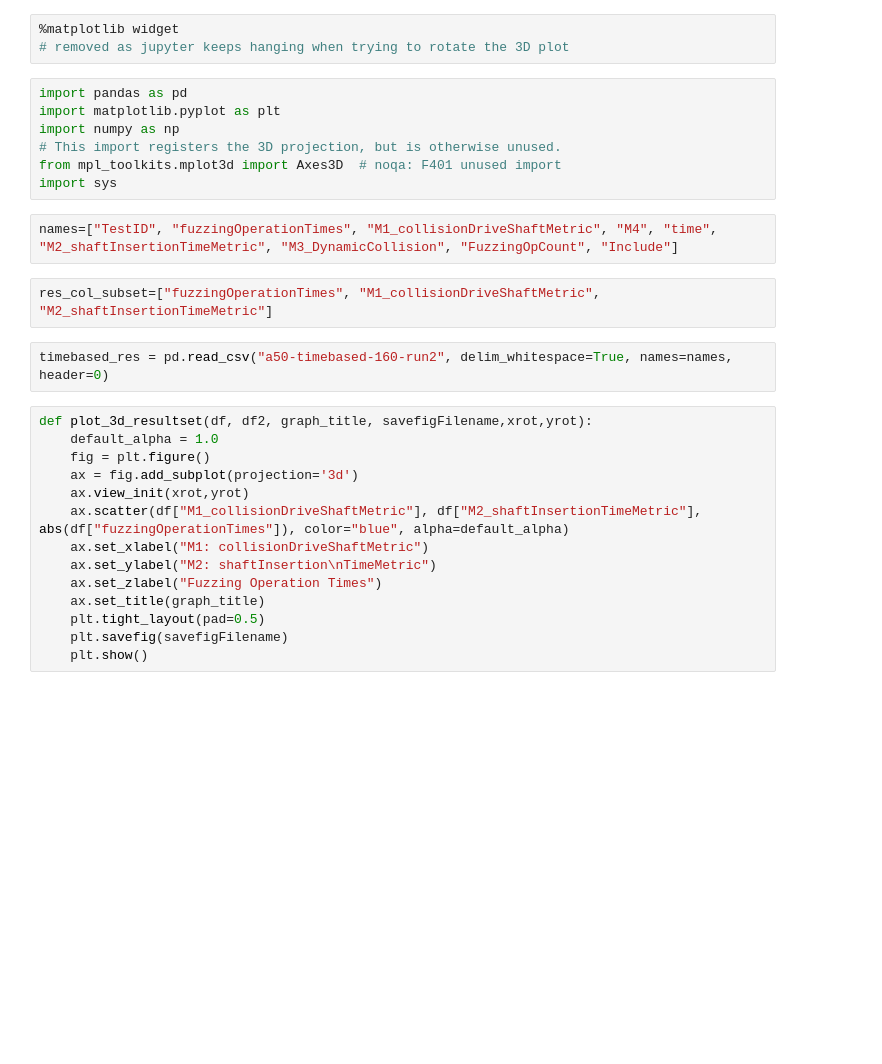
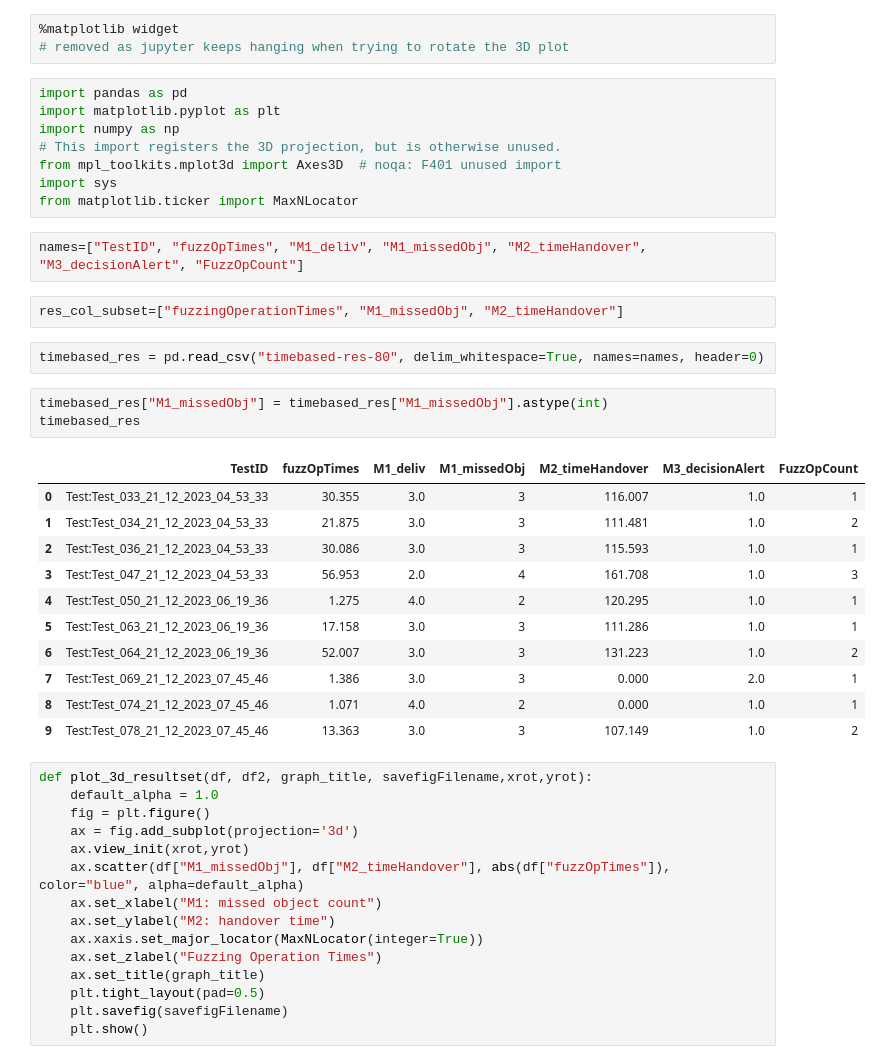
Before and after one commit to sesame-project/simulationBasedTesting, a Jupyter notebook: notebooks/pal/scenario2-timebased/PAL_scenario2_eddi_timebased.ipynb, the cells around one changed output. Saved outputs shown, nothing was run; the diff lists cells and outputs as text; blank space fills up the shorter version.

```diff
--- a/notebooks/pal/scenario2-timebased/PAL_scenario2_eddi_timebased.ipynb
+++ b/notebooks/pal/scenario2-timebased/PAL_scenario2_eddi_timebased.ipynb
@@ -8,21 +8,38 @@ import numpy as np
 # This import registers the 3D projection, but is otherwise unused.
 from mpl_toolkits.mplot3d import Axes3D  # noqa: F401 unused import
 import sys
+from matplotlib.ticker import MaxNLocator
 # %%
-names=["TestID", "fuzzingOperationTimes", "M1_collisionDriveShaftMetric", "M4", "time", "M2_shaftInsertionTimeMetric", "M3_DynamicCollision", "FuzzingOpCount", "Include"]
+names=["TestID", "fuzzOpTimes", "M1_deliv", "M1_missedObj", "M2_timeHandover", "M3_decisionAlert", "FuzzOpCount"]
 # %%
-res_col_subset=["fuzzingOperationTimes", "M1_collisionDriveShaftMetric", "M2_shaftInsertionTimeMetric"]
+res_col_subset=["fuzzingOperationTimes", "M1_missedObj", "M2_timeHandover"]
 # %%
-timebased_res = pd.read_csv("a50-timebased-160-run2", delim_whitespace=True, names=names, header=0)
+timebased_res = pd.read_csv("timebased-res-80", delim_whitespace=True, names=names, header=0)
+# %%
+timebased_res["M1_missedObj"] = timebased_res["M1_missedObj"].astype(int)
+timebased_res
+# %% [output]
+|  | TestID | fuzzOpTimes | M1_deliv | M1_missedObj | M2_timeHandover | M3_decisionAlert | FuzzOpCount |
+| 0 | Test:Test_033_21_12_2023_04_53_33 | 30.355 | 3.0 | 3 | 116.007 | 1.0 | 1 |
+| 1 | Test:Test_034_21_12_2023_04_53_33 | 21.875 | 3.0 | 3 | 111.481 | 1.0 | 2 |
+| 2 | Test:Test_036_21_12_2023_04_53_33 | 30.086 | 3.0 | 3 | 115.593 | 1.0 | 1 |
+| 3 | Test:Test_047_21_12_2023_04_53_33 | 56.953 | 2.0 | 4 | 161.708 | 1.0 | 3 |
+| 4 | Test:Test_050_21_12_2023_06_19_36 | 1.275 | 4.0 | 2 | 120.295 | 1.0 | 1 |
+| 5 | Test:Test_063_21_12_2023_06_19_36 | 17.158 | 3.0 | 3 | 111.286 | 1.0 | 1 |
+| 6 | Test:Test_064_21_12_2023_06_19_36 | 52.007 | 3.0 | 3 | 131.223 | 1.0 | 2 |
+| 7 | Test:Test_069_21_12_2023_07_45_46 | 1.386 | 3.0 | 3 | 0.000 | 2.0 | 1 |
+| 8 | Test:Test_074_21_12_2023_07_45_46 | 1.071 | 4.0 | 2 | 0.000 | 1.0 | 1 |
+| 9 | Test:Test_078_21_12_2023_07_45_46 | 13.363 | 3.0 | 3 | 107.149 | 1.0 | 2 |
 # %%
 def plot_3d_resultset(df, df2, graph_title, savefigFilename,xrot,yrot):
     default_alpha = 1.0
     fig = plt.figure()
     ax = fig.add_subplot(projection='3d')
     ax.view_init(xrot,yrot)
-    ax.scatter(df["M1_collisionDriveShaftMetric"], df["M2_shaftInsertionTimeMetric"], abs(df["fuzzingOperationTimes"]), color="blue", alpha=default_alpha)
-    ax.set_xlabel("M1: collisionDriveShaftMetric")
-    ax.set_ylabel("M2: shaftInsertion\nTimeMetric")
+    ax.scatter(df["M1_missedObj"], df["M2_timeHandover"], abs(df["fuzzOpTimes"]), color="blue", alpha=default_alpha)
+    ax.set_xlabel("M1: missed object count")
+    ax.set_ylabel("M2: handover time")
+    ax.xaxis.set_major_locator(MaxNLocator(integer=True))
     ax.set_zlabel("Fuzzing Operation Times")
     ax.set_title(graph_title)
     plt.tight_layout(pad=0.5)
```
Also changed, not shown: parts of 1 cell of this notebook, 5 other files.
